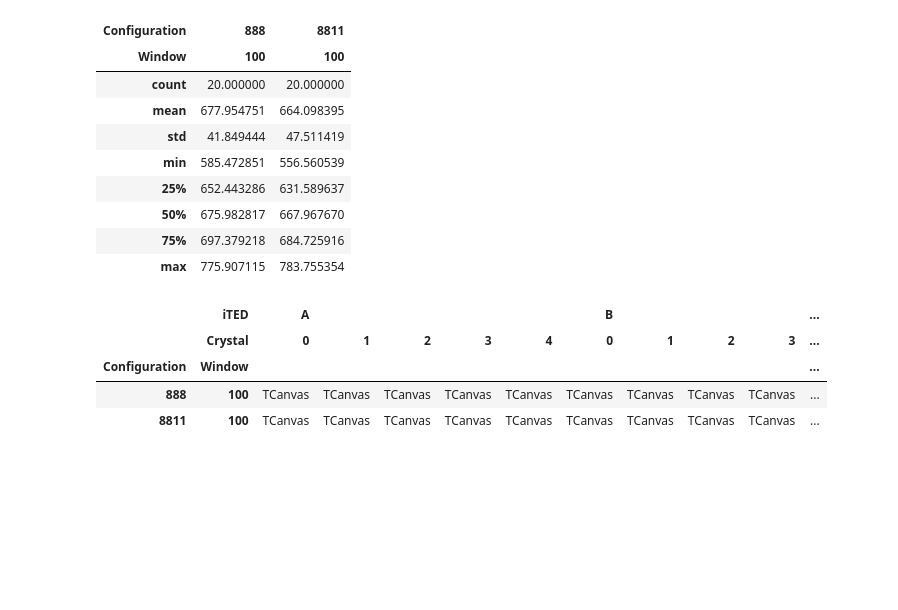
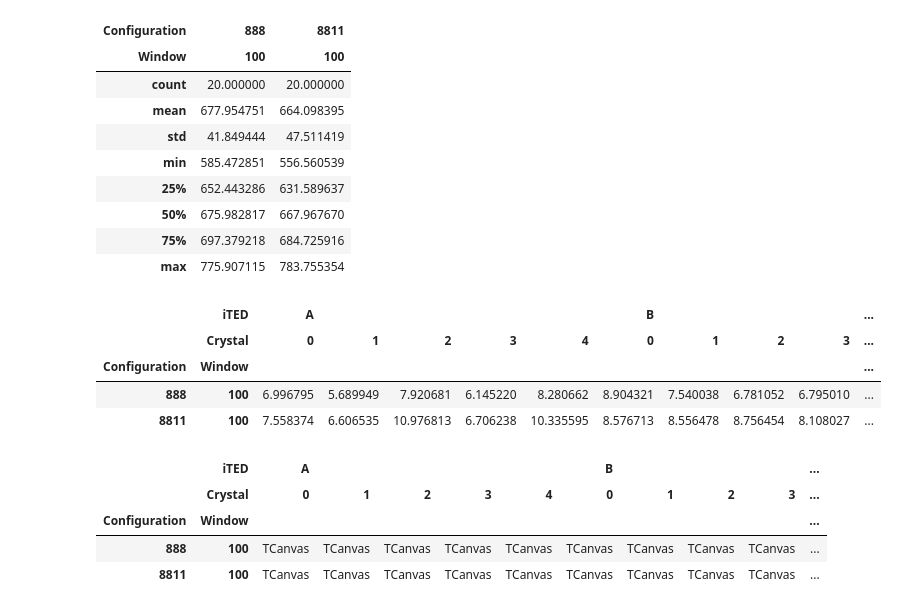
Before and after one commit to BGameiro2000/nucphys-thesis, a Jupyter notebook: code/analysis/PyROOT_resolution_Cs137.ipynb, the cells around one changed output. Saved outputs shown, nothing was run; the diff lists cells and outputs as text; code cells hidden in the pictures; blank space fills up the shorter version.

```diff
--- a/code/analysis/PyROOT_resolution_Cs137.ipynb
+++ b/code/analysis/PyROOT_resolution_Cs137.ipynb
@@ -319,6 +307,14 @@ spectra.applymap(lambda x: get_resolution(x)[2]).T.describe()
 | 50% | 675.982817 | 667.967670 |
 | 75% | 697.379218 | 684.725916 |
 | max | 775.907115 | 783.755354 |
+# %%
+spectra.applymap(lambda x: get_resolution(x)[1]).style.background_gradient(cmap ='YlOrRd',axis=None)
+# %% [output]
+|  | iTED | A |  |  |  |  | B |  |  |  | ... |
+|  | Crystal | 0 | 1 | 2 | 3 | 4 | 0 | 1 | 2 | 3 | ... |
+| Configuration | Window |  |  |  |  |  |  |  |  |  | ... |
+| 888 | 100 | 6.996795 | 5.689949 | 7.920681 | 6.145220 | 8.280662 | 8.904321 | 7.540038 | 6.781052 | 6.795010 | ... |
+| 8811 | 100 | 7.558374 | 6.606535 | 10.976813 | 6.706238 | 10.335595 | 8.576713 | 8.556478 | 8.756454 | 8.108027 | ... |
 # %%
 canvas = spectra.applymap(TH1D_draw)
 canvas.applymap(lambda x: type(x).__name__)
```
Also changed, not shown: parts of 1 cell of this notebook, 3 other files.
